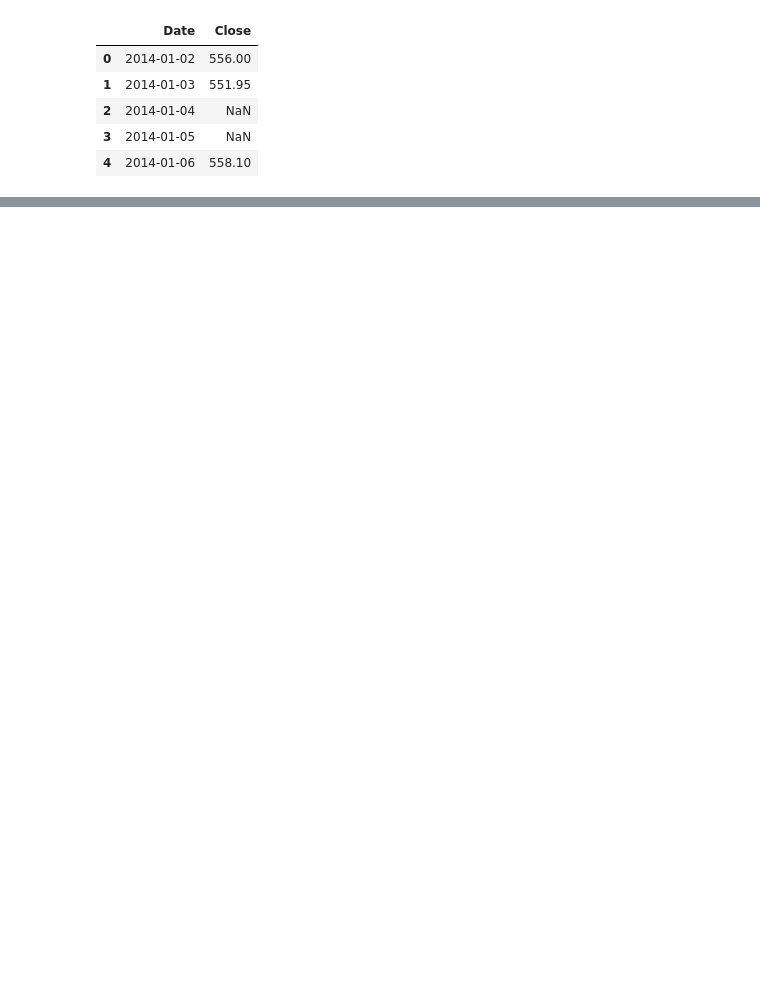
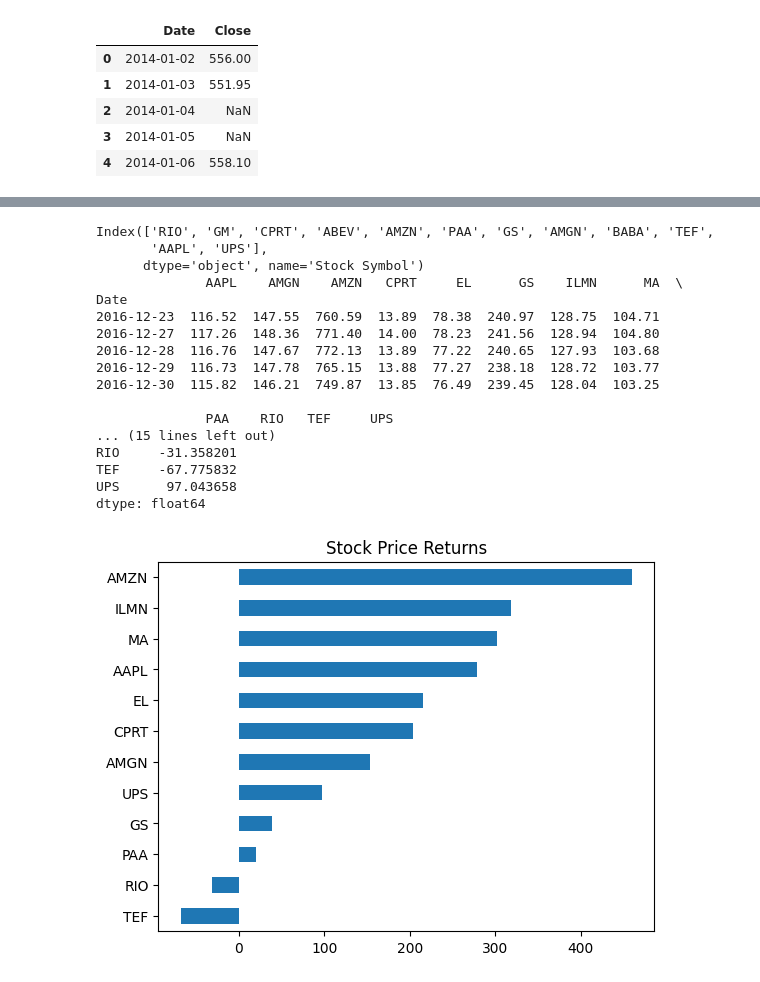
Before and after one commit to MauritsOpstall/time-series-python, a Jupyter notebook: times_series.ipynb, the cells around one changed output, grey strips where cells are left out. Cells and saved outputs as stored; diff of their text form; code cells hidden in the pictures; blank space fills up the shorter version.

```diff
--- a/times_series.ipynb
+++ b/times_series.ipynb
@@ -11,0 +98,10 @@ google.head()
+# %%
+sheets = pd.read_excel('data/listings.xlsx', sheet_name=None)
+listings = pd.concat(sheets.values(), ignore_index=True)
+listings['Market Capitalization'] /= 1e6
+
+listings.set_index('Stock Symbol', inplace=True)
+listings.dropna(subset=['Sector'], inplace=True)
+listings = listings.loc[listings['IPO Year'] < 2019]
+print(listings.info())
+print(listings.groupby('Sector').size().sort_values(ascending=False))
@@ -11,0 +126,8 @@ google.head()
+# %%
+components = listings.groupby(['Sector'])['Market Capitalization'].nlargest(1)
+
+print(components.sort_values(ascending=False))
+tickers = components.index.get_level_values('Stock Symbol')
+
+info_cols = ['Company Name', 'Market Capitalization', 'Last Sale']
+print(listings.loc[tickers, info_cols].sort_values('Market Capitalization', ascending = False))
@@ -11,0 +177,34 @@ google.head()
+# %%
+import matplotlib.pyplot as plt
+print(tickers)
+
+
+stock_prices = pd.read_csv('data/stock_data.csv', parse_dates = ['Date'], index_col = 'Date')
+print(stock_prices.tail())
+
+price_return = stock_prices.loc['2016-12-30', :].div(stock_prices.iloc[0, :])
+price_return = price_return.sub(1).mul(100)
+print(price_return)
+
+
+price_return.sort_values().plot(title = 'Stock Price Returns', kind = 'barh')
+plt.show()
+# %% [output]
+Index(['RIO', 'GM', 'CPRT', 'ABEV', 'AMZN', 'PAA', 'GS', 'AMGN', 'BABA', 'TEF',
+       'AAPL', 'UPS'],
+      dtype='object', name='Stock Symbol')
+              AAPL    AMGN    AMZN   CPRT     EL      GS    ILMN      MA  \
+Date
+2016-12-23  116.52  147.55  760.59  13.89  78.38  240.97  128.75  104.71
+2016-12-27  117.26  148.36  771.40  14.00  78.23  241.56  128.94  104.80
+2016-12-28  116.76  147.67  772.13  13.89  77.22  240.65  127.93  103.68
+2016-12-29  116.73  147.78  765.15  13.88  77.27  238.18  128.72  103.77
+2016-12-30  115.82  146.21  749.87  13.85  76.49  239.45  128.04  103.25
+
+              PAA    RIO   TEF     UPS
+... (15 lines left out)
+RIO     -31.358201
+TEF     -67.775832
+UPS      97.043658
+dtype: float64
+[figure, added]
```
Also changed, not shown: parts of 11 cells of this notebook.
